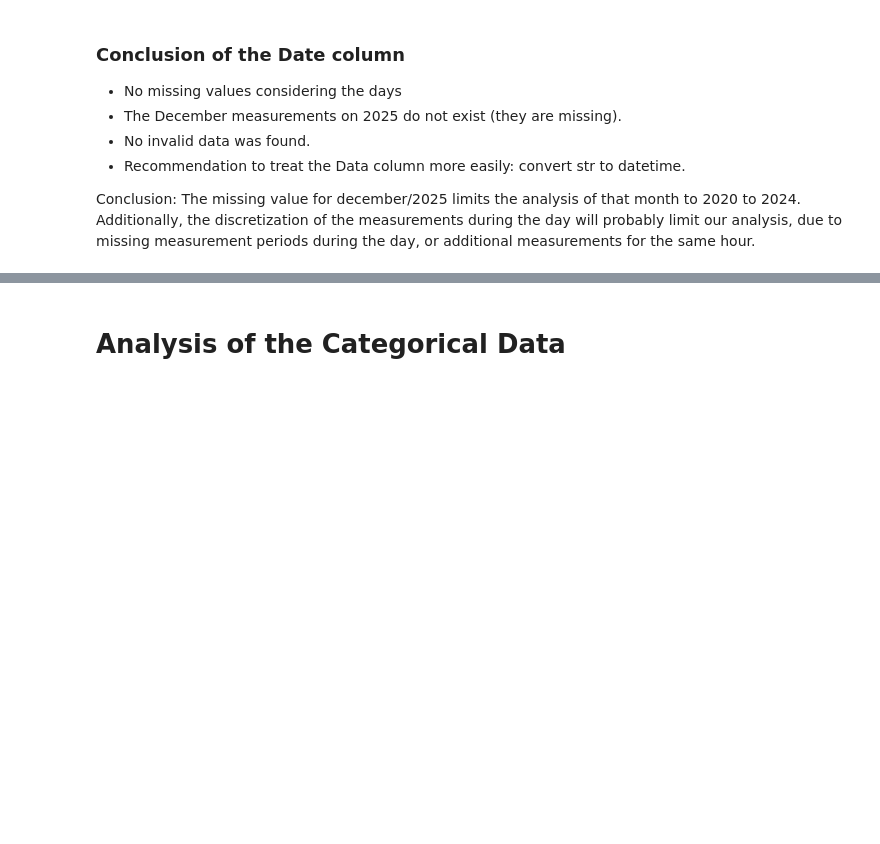
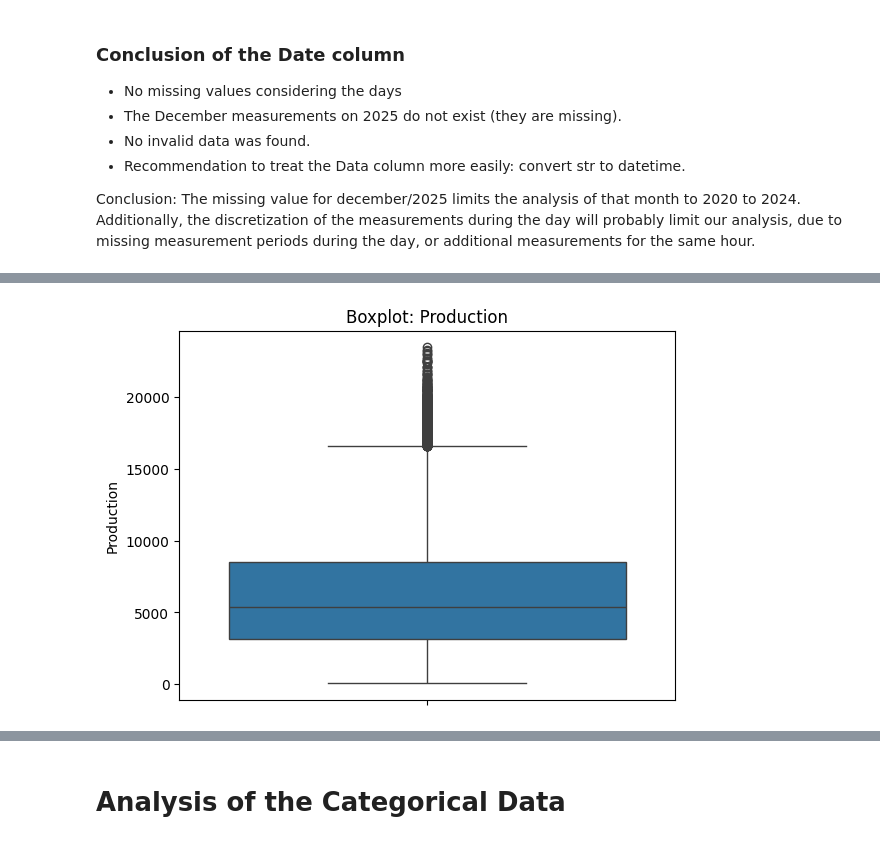
Before and after one commit to coffeedrunkpanda/project-2-eda-sql, a Jupyter notebook: eda-univariate.ipynb, the cells around one changed output, grey strips where cells are left out. Cells and saved outputs as stored; diff of their text form; code cells hidden in the pictures; blank space fills up the shorter version.

```diff
--- a/eda-univariate.ipynb
+++ b/eda-univariate.ipynb
@@ -298,0 +359,6 @@ due to missing measurement periods during the day, or additional measurements fo
+# %%
+sns.boxplot(df.Production)
+plt.title(f"Boxplot: Production")
+plt.show()
+# %% [output]
+[figure, added]
```
Also changed, not shown: parts of 14 cells of this notebook.
